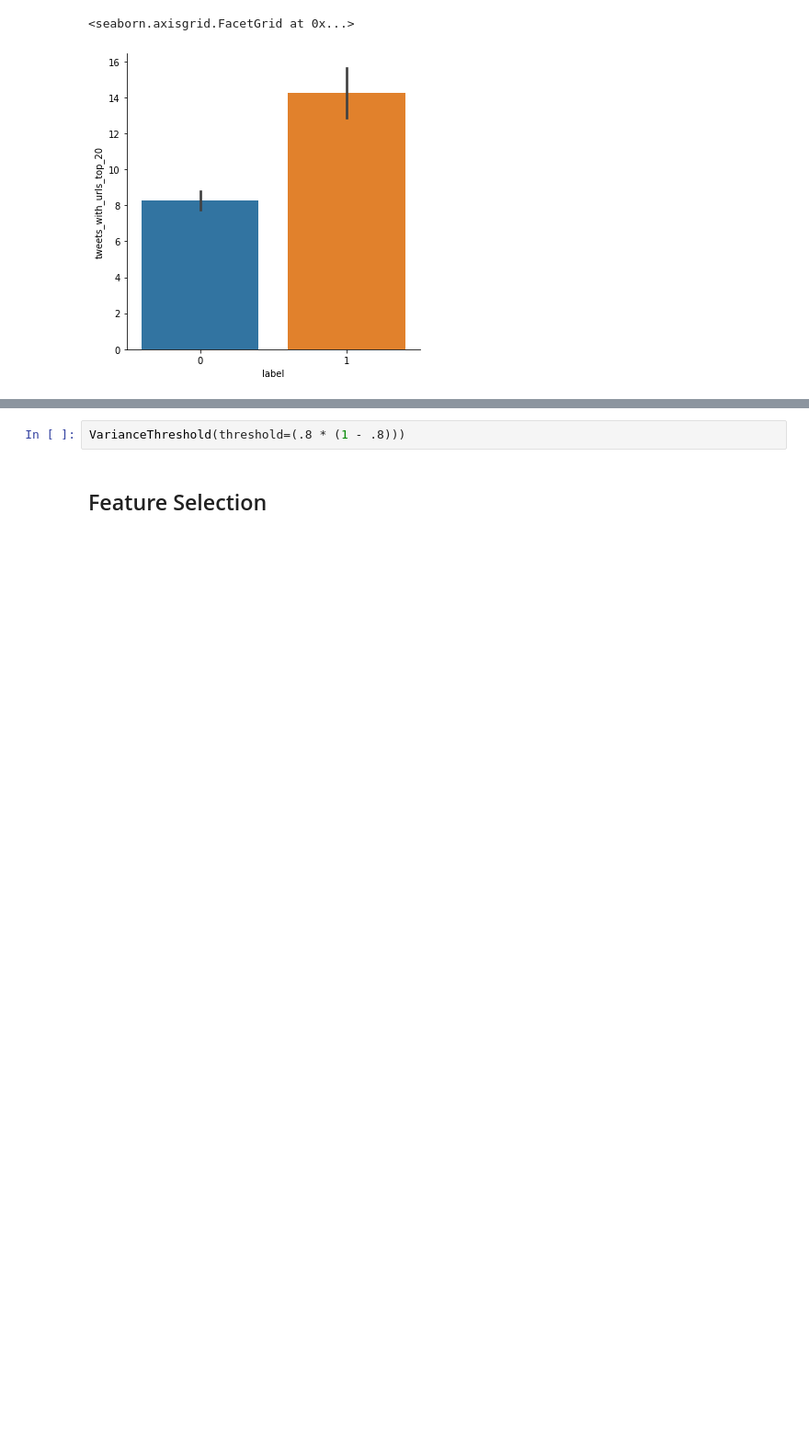
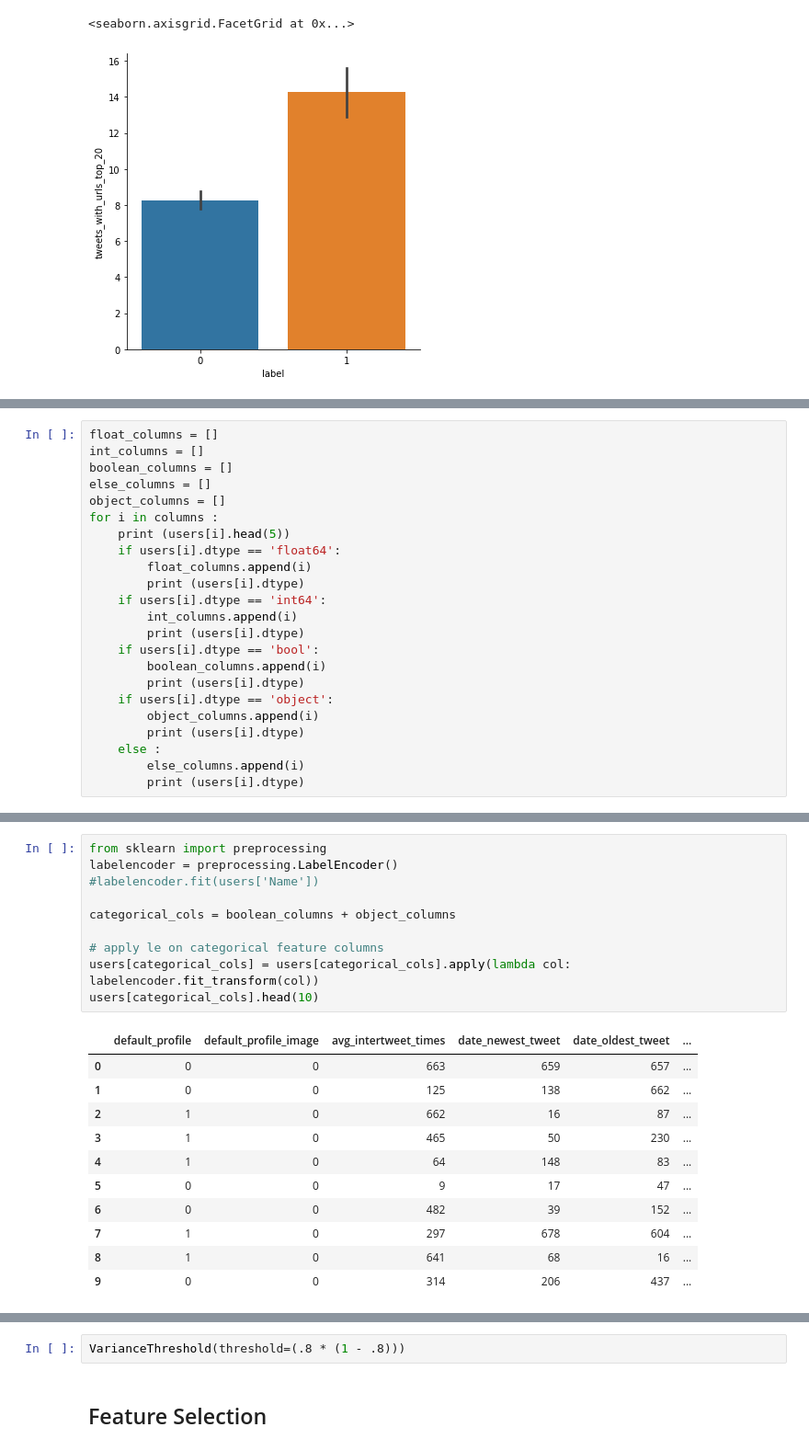
Before and after one commit to AbouOpenSource/Twitter-Analysis, a Jupyter notebook: main.ipynb, the cells around one changed output, grey strips where cells are left out. Shown: that part at 92% size. Saved outputs shown, nothing was run; the diff lists cells and outputs as text; blank space fills up the shorter version.

```diff
--- a/main.ipynb
+++ b/main.ipynb
@@ -218,0 +204,23 @@ sb.pairplot(data = users, hue="species")
+# %%
+float_columns = []
+int_columns = []
+boolean_columns = []
+else_columns = []
+object_columns = []
+for i in columns :
+    print (users[i].head(5))
+    if users[i].dtype == 'float64':
+        float_columns.append(i)
+        print (users[i].dtype)
+    if users[i].dtype == 'int64':
+        int_columns.append(i)
+        print (users[i].dtype)
+    if users[i].dtype == 'bool':
+        boolean_columns.append(i)
+        print (users[i].dtype)
+    if users[i].dtype == 'object':
+        object_columns.append(i)
+        print (users[i].dtype)
+    else :
+        else_columns.append(i)
+        print (users[i].dtype)
@@ -218,0 +327,22 @@ sb.pairplot(data = users, hue="species")
+# %%
+from sklearn import preprocessing
+labelencoder = preprocessing.LabelEncoder()
+#labelencoder.fit(users['Name'])
+
+categorical_cols = boolean_columns + object_columns
+
+# apply le on categorical feature columns
+users[categorical_cols] = users[categorical_cols].apply(lambda col: labelencoder.fit_transform(col))
+users[categorical_cols].head(10)
+# %% [output]
+|  | default_profile | default_profile_image | avg_intertweet_times | date_newest_tweet | date_oldest_tweet | ... |
+| 0 | 0 | 0 | 663 | 659 | 657 | ... |
+| 1 | 0 | 0 | 125 | 138 | 662 | ... |
+| 2 | 1 | 0 | 662 | 16 | 87 | ... |
+| 3 | 1 | 0 | 465 | 50 | 230 | ... |
+| 4 | 1 | 0 | 64 | 148 | 83 | ... |
+| 5 | 0 | 0 | 9 | 17 | 47 | ... |
+| 6 | 0 | 0 | 482 | 39 | 152 | ... |
+| 7 | 1 | 0 | 297 | 678 | 604 | ... |
+| 8 | 1 | 0 | 641 | 68 | 16 | ... |
+| 9 | 0 | 0 | 314 | 206 | 437 | ... |
```
Also changed, not shown: parts of 18 cells of this notebook.
